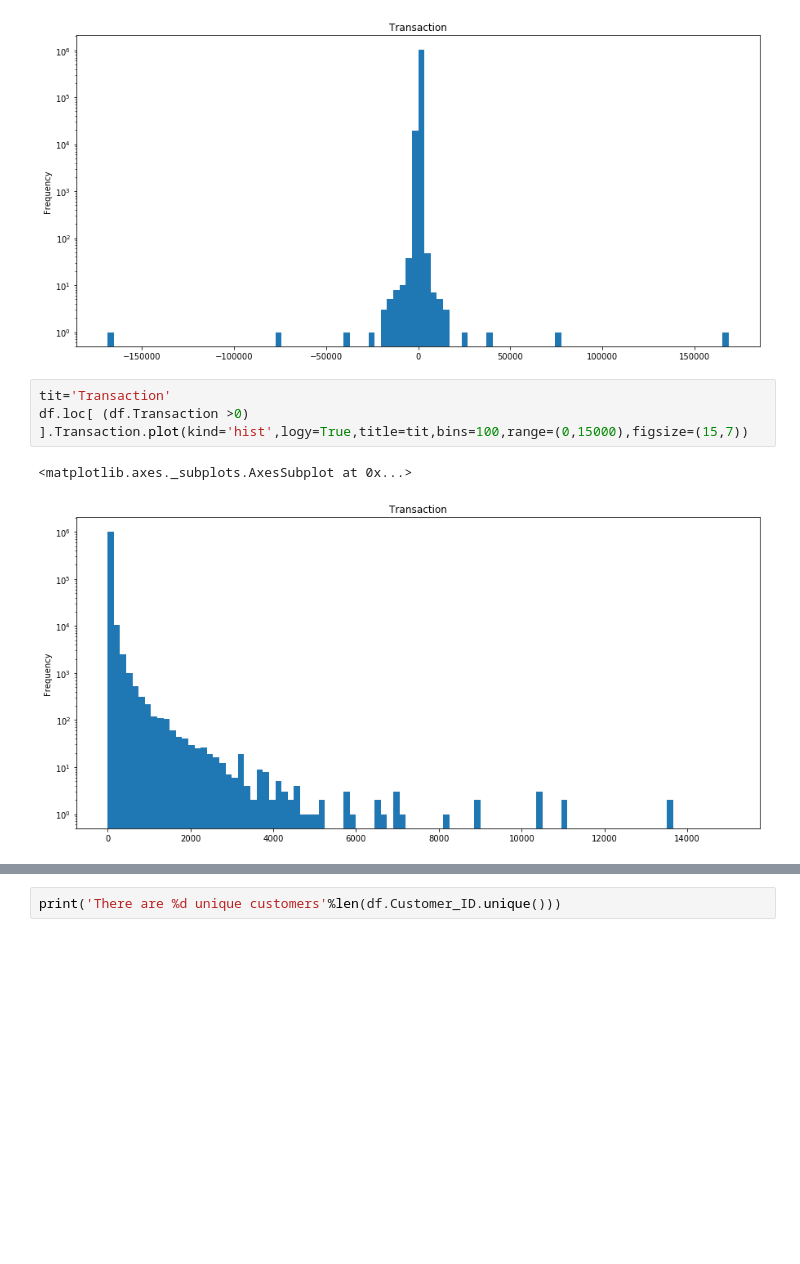
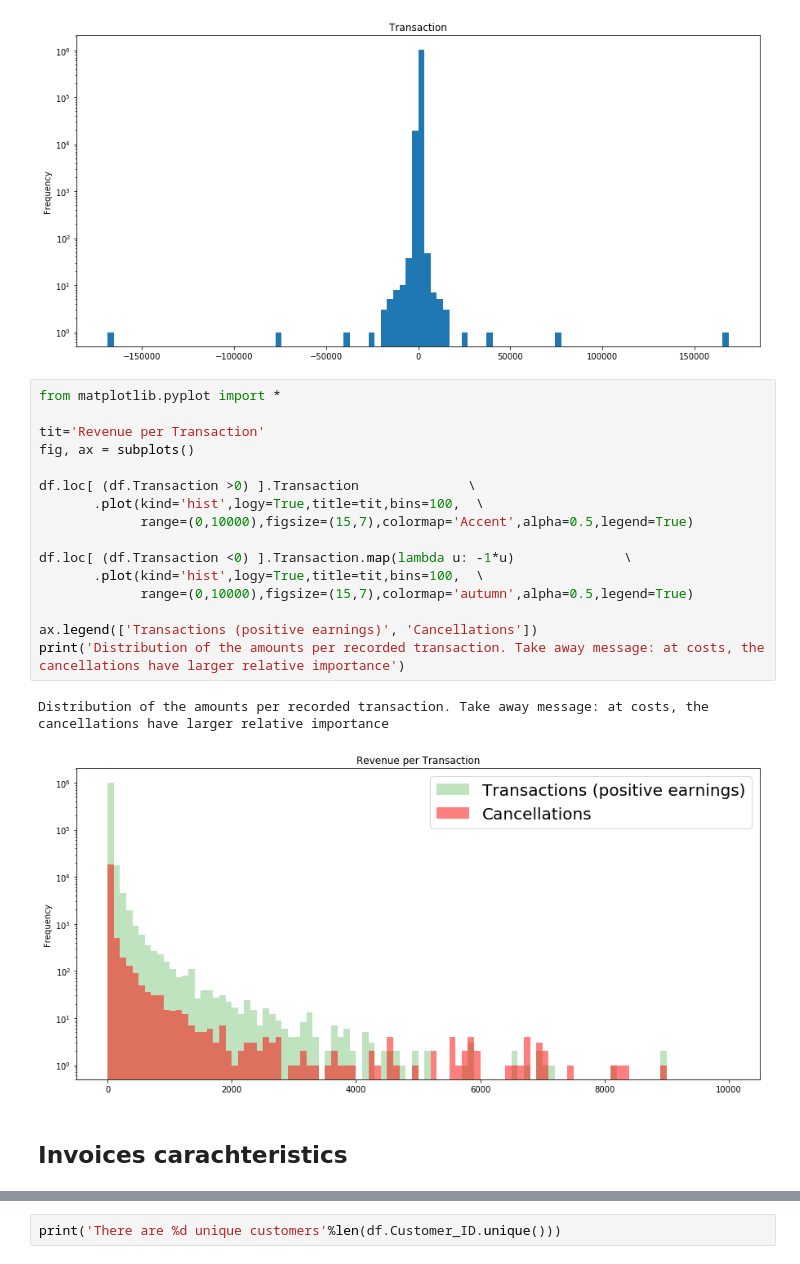
Before and after one commit to franzoni/proton-Hands-on_task_Senior_Data_Scientist, a Jupyter notebook: proton-EDA.ipynb, the cells around one changed output, grey strips where cells are left out. Drawn from its saved outputs; the diff is of its cells as text; blank space fills up the shorter version.

```diff
--- a/proton-EDA.ipynb
+++ b/proton-EDA.ipynb
@@ -431,12 +438,28 @@ df['Transaction'].plot(kind='hist',logy=True,title=tit,bins=100,figsize=(15,7))
 # %% [output]
 <matplotlib.axes._subplots.AxesSubplot at 0x...>
 [figure]
-# %%
-tit='Transaction'
-df.loc[ (df.Transaction >0) ].Transaction.plot(kind='hist',logy=True,title=tit,bins=100,range=(0,15000),figsize=(15,7))
-# %% [output]
-<matplotlib.axes._subplots.AxesSubplot at 0x...>
-[figure, removed]
+# %%
+from matplotlib.pyplot import *
+
+tit='Revenue per Transaction'
+fig, ax = subplots()
+
+df.loc[ (df.Transaction >0) ].Transaction              \
+       .plot(kind='hist',logy=True,title=tit,bins=100,  \
+             range=(0,10000),figsize=(15,7),colormap='Accent',alpha=0.5,legend=True)
+
+df.loc[ (df.Transaction <0) ].Transaction.map(lambda u: -1*u)              \
+       .plot(kind='hist',logy=True,title=tit,bins=100,  \
+             range=(0,10000),figsize=(15,7),colormap='autumn',alpha=0.5,legend=True)
+
+ax.legend(['Transactions (positive earnings)', 'Cancellations'])
+print('Distribution of the amounts per recorded transaction. Take away message: at costs, the cancellations have larger relative importance')
+# %% [output]
+Distribution of the amounts per recorded transaction. Take away message: at costs, the cancellations have larger relative importance
+[figure, added]
+# %% [markdown]
+<a id="section_invoicess"></a>
+## Invoices carachteristics
 # %%
 tit='Invoice'
 df.groupby('Invoice').Transaction.agg([sum])    \
```
Also changed, not shown: parts of 25 cells of this notebook.
